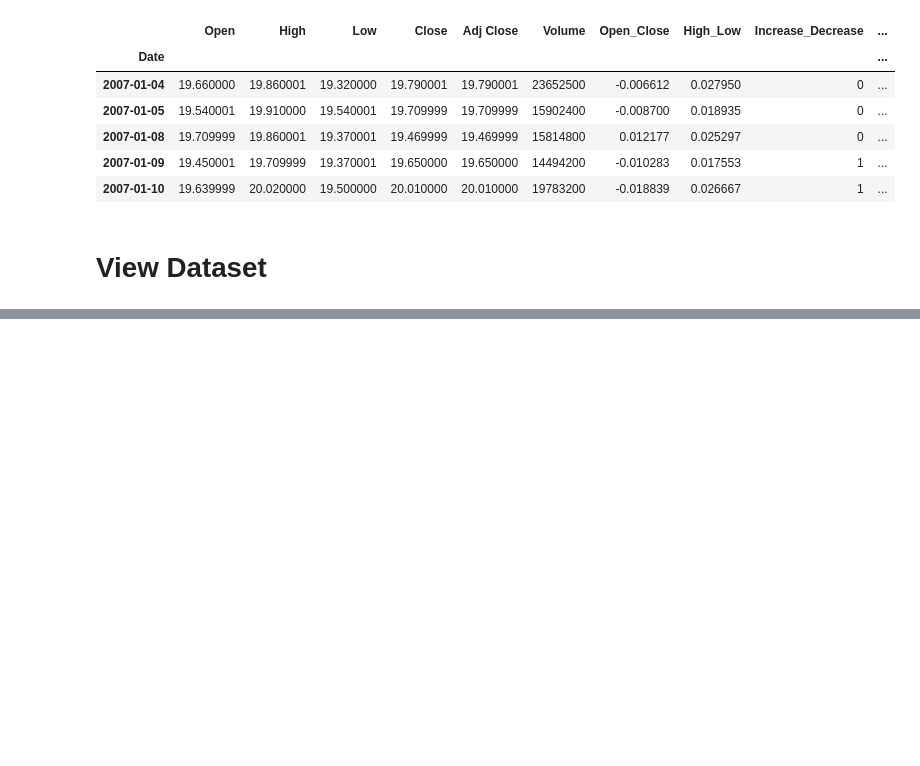
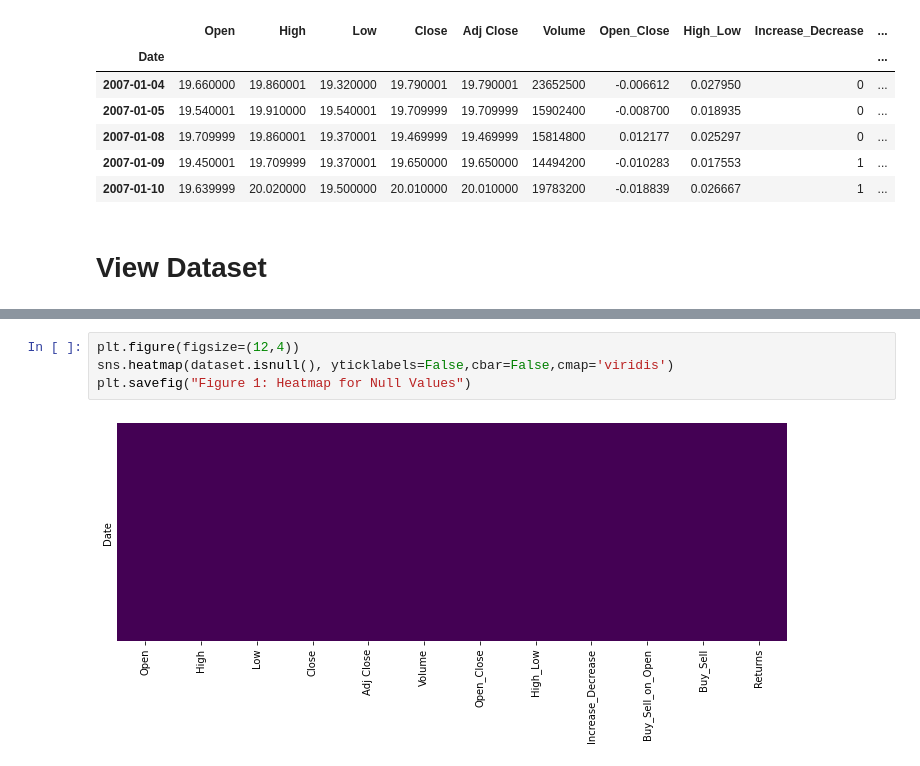
Before and after one commit to NithyaYamsinghe/ML_Assignment2_IT18233704_IT18156652_IT18213072_IT18209280, a Jupyter notebook: 2. notebooks/Linear_Regression_For_Stock_Price_Prediction.ipynb, the cells around one changed output, grey strips where cells are left out. Drawn from its saved outputs; the diff is of its cells as text; blank space fills up the shorter version.

Commit message:
[ml-0018] linear regression model dataset cleaning and null value clearance implementation

```diff
--- a/2. notebooks/Linear_Regression_For_Stock_Price_Prediction.ipynb
+++ b/2. notebooks/Linear_Regression_For_Stock_Price_Prediction.ipynb
@@ -100,0 +122,6 @@ dataset
+# %%
+plt.figure(figsize=(12,4))
+sns.heatmap(dataset.isnull(), yticklabels=False,cbar=False,cmap='viridis')
+plt.savefig("Figure 1: Heatmap for Null Values")
+# %% [output]
+[figure, added]
```
Also changed, not shown: parts of 6 cells of this notebook, 3 other files.
